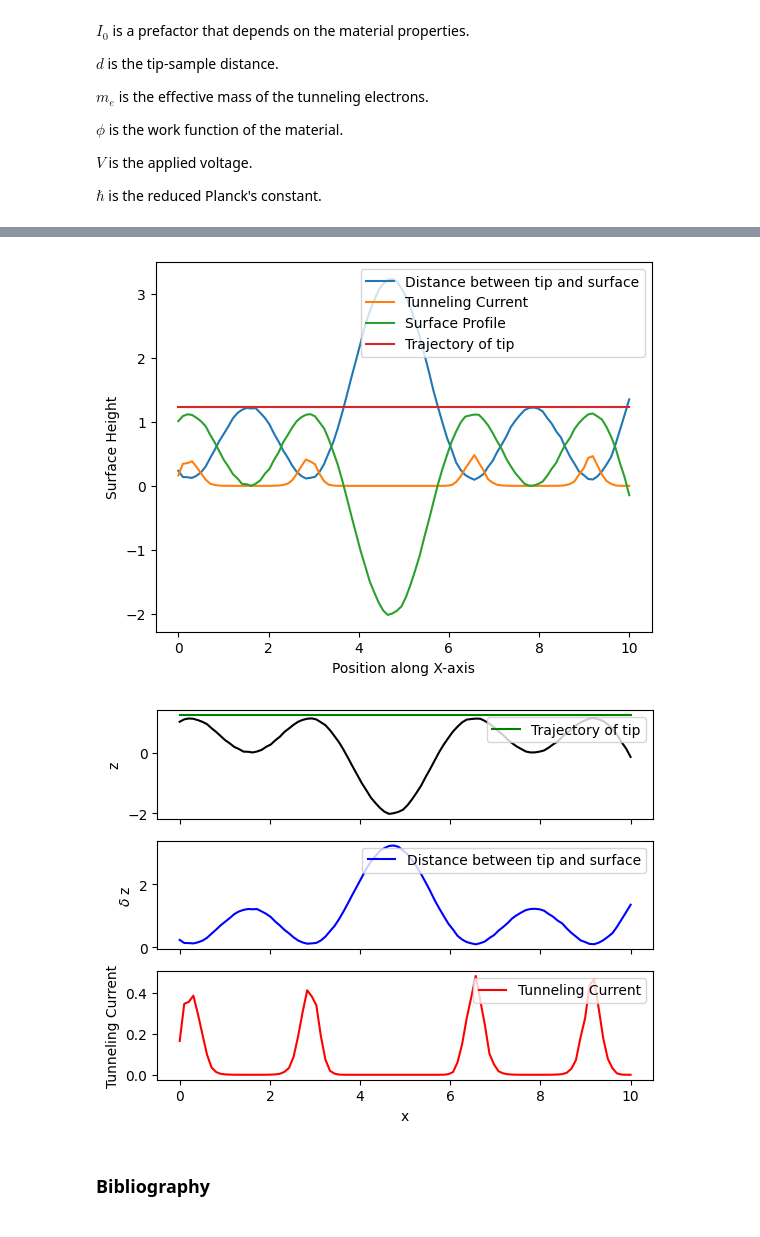
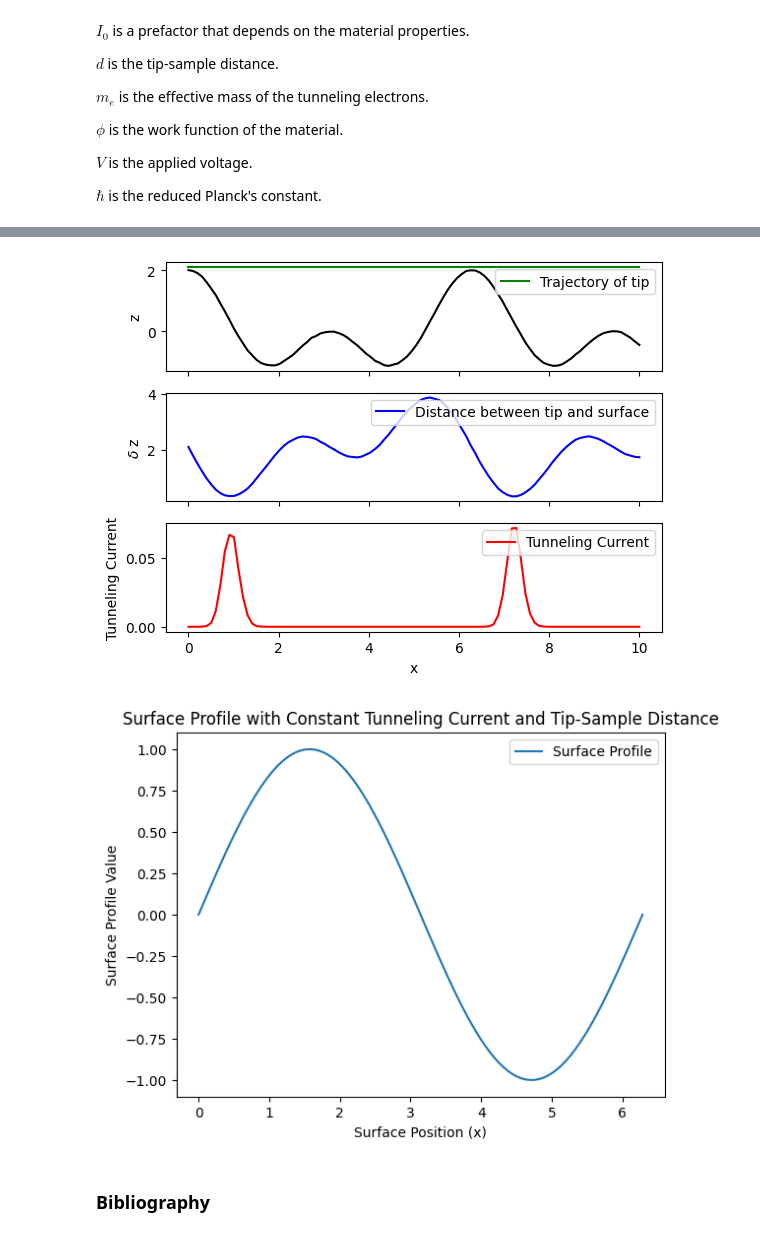
Before and after one commit to MariyaSV78/notebook_STM, a Jupyter notebook: STM/STM.ipynb, the cells around one changed output, grey strips where cells are left out. Saved outputs shown, nothing was run; the diff lists cells and outputs as text; code cells hidden in the pictures.

```diff
--- a/STM/STM.ipynb
+++ b/STM/STM.ipynb
@@ -69,70 +75,84 @@ plt.show()
 """
     Using analitical solutions to find the tunnel current through a one-dimensional potential barrier :
 
-    - dependence of the tunnel current on the distance between the tip and the surface of the sample (Fig.1b);
-    - dependence of the posution z of the tip ander the surface at tunneling current and distance const (Fig.1a)
+    - dependence of the tunnel current on the distance between the tip and the surface of the sample (Fig.1c);
 
 """
 # Surface profile function
 def surface_profile(x):
-    return np.sin(x) + np.cos(2 * x) + 0.01 * np.random.normal(size=len(x))
+    return np.sin(x) + np.sin(2 * x) + 0.01 * np.random.normal(size=len(x))
 
 
 x_values = np.linspace(0, 10, 100)
 
-profile = np.sin(x_values) + np.cos(2 * x_values) + 0.01 * np.random.normal(size=len(x_values))
+profile = np.cos(x_values) + np.cos(2 * x_values) + 0.01 * np.random.normal(size=len(x_values))
 z0 = np.max(profile) + 0.1 # distance between the tip and sample's surface
 z_values = z0 - surface_profile(x_values)
 
 # Calculate tunneling current at each position x
 tunneling_current_surface = I0 * np.exp(-2 * np.sqrt(2 * m * (phi - V)) * z_values / 6.58e-16) #6.58e-16eV 1.054e-34
-
-
-# Plot the surface profile
-plt.plot(x_values, z_values, label='Distance between tip and surface')
-plt.plot(x_values, tunneling_current_surface, label='Tunneling Current')
-
-plt.plot(x_values, profile, label='Surface Profile')
-plt.plot(x_values, z0 * np.ones_like(x_values), label='Trajectory of tip')  # Plotting z0(x)
-
-plt.xlabel('Position along X-axis')
-plt.ylabel('Surface Height')
-# plt.title('Non-Periodic Surface Profile')
-plt.legend()
-# plt.grid(True)
-plt.show()
-
-
 
 
 # Create a figure with two subplots stacked vertically
 fig, (ax0, ax1, ax2) = plt.subplots(3, 1, sharex=True)
 
 
 # Plot: Distance between tip and surface
 ax0.plot(x_values, profile, color='black') #label='Distance between tip and surface',
 ax0.plot(x_values, z0 * np.ones_like(x_values), label='Trajectory of tip', color='green' )  # Plotting z0(x)
 
 ax0.set_ylabel('z')
 ax0.legend(loc='upper right', bbox_to_anchor=(1, 1))
 
 # Plot: Distance between tip and surface
 ax1.plot(x_values, z_values, label='Distance between tip and surface', color='blue') #
 ax1.set_ylabel('$\delta$ z')
 ax1.legend(loc='upper right', bbox_to_anchor=(1, 1))
 
 # Plot the results for power-law relationship on the second subplot
 ax2.plot(x_values, tunneling_current_surface, label='Tunneling Current', color='red')
 ax2.set_xlabel('x')
 ax2.set_ylabel('Tunneling Current')
 ax2.legend(loc='upper right', bbox_to_anchor=(1, 1))
 
 
 # plt.suptitle('Tunneling Current vs Tip-Sample Separation')
 plt.show()
 # %% [output]
-[figure, old version]
+[figure, new version]
-[figure, removed]
+# %%
+"""
+    Using analitical solutions to find the coordinate a one-dimensional potential barrier :
+
+    - dependence of the posution z of the tip ander the surface at tunneling current and distance const (Fig.1b)
+
+"""
+# Constants
+I_0 = 1.0  # Constant tunneling current
+d_0 = 0.5  # Constant tip-sample distance
+
+# Function for the surface profile (replace with your specific profile)
+def surface_profile(x):
+    return np.sin(x)  # Example: sine wave profile
+
+# Generate x values for the surface profile
+x_values = np.linspace(0, 2 * np.pi, 100)
+
+# Generate tunneling current values (constant)
+tunneling_current_values = np.full_like(x_values, I_0)
+
+# Generate tip-sample distance values (constant)
+tip_sample_distances = np.full_like(x_values, d_0)
+
+# Plotting
+plt.plot(x_values, surface_profile(x_values), label='Surface Profile')
+plt.xlabel('Surface Position (x)')
+plt.ylabel('Surface Profile Value')
+plt.title('Surface Profile with Constant Tunneling Current and Tip-Sample Distance')
+plt.legend()
+plt.show()
+# %% [output]
+[figure, added]
 # %% [markdown]
 ### Bibliography
 # %% [markdown]
```
Also changed, not shown: parts of 7 cells of this notebook, 6 other files.
